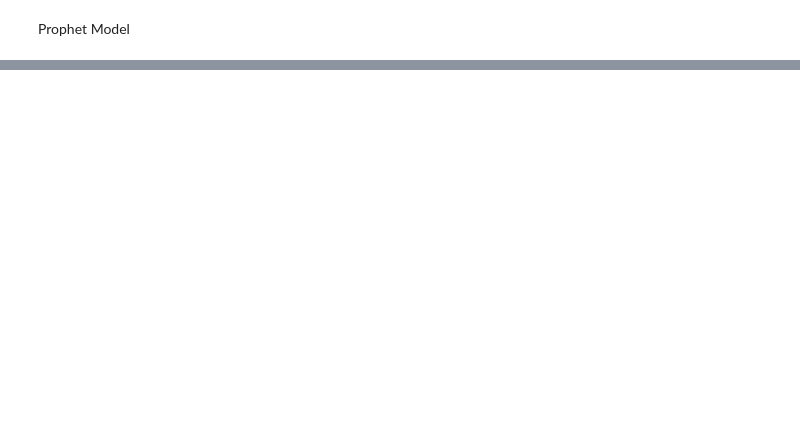
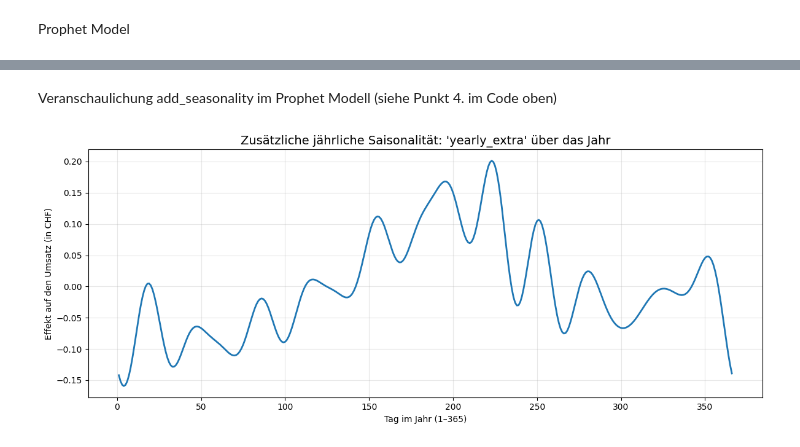
Before and after one commit to Luggias/DSF_Group_Project, a Jupyter notebook: Prophet_model.ipynb, the cells around one changed output, grey strips where cells are left out. Drawn from its saved outputs; the diff is of its cells as text; code cells hidden in the pictures; blank space fills up the shorter version.

```diff
--- a/Prophet_model.ipynb
+++ b/Prophet_model.ipynb
@@ -302,0 +314,29 @@ Muttertag im Testset:
+# %% [markdown]
+Veranschaulichung add_seasonality im Prophet Modell (siehe Punkt 4. im Code oben)
+# %%
+import matplotlib.pyplot as plt
+import pandas as pd
+
+# Wir gehen davon aus, dass forecast_all bereits existiert
+# und eine Spalte 'yearly_extra' enthält (so nennt Prophet deine Seasonality)
+
+# 1) Nur ein Jahr betrachten, z.B. 2024
+season = forecast_all.copy()
+season["year"] = season["ds"].dt.year
+season_2024 = season[season["year"] == 2024].copy()
+
+# 2) Tag im Jahr berechnen (1–365)
+season_2024["day_of_year"] = season_2024["ds"].dt.dayofyear
+
+# 3) Plot der yearly_extra-Seasonality über das Jahr
+plt.figure(figsize=(12, 5))
+plt.plot(season_2024["day_of_year"], season_2024["yearly_extra"], linewidth=2)
+
+plt.title("Zusätzliche jährliche Saisonalität: 'yearly_extra' über das Jahr", fontsize=14)
+plt.xlabel("Tag im Jahr (1–365)")
+plt.ylabel("Effekt auf den Umsatz (in CHF)")
+plt.grid(True, alpha=0.3)
+plt.tight_layout()
+plt.show()
+# %% [output]
+[figure, added]
```
Also changed, not shown: parts of 2 cells of this notebook.
